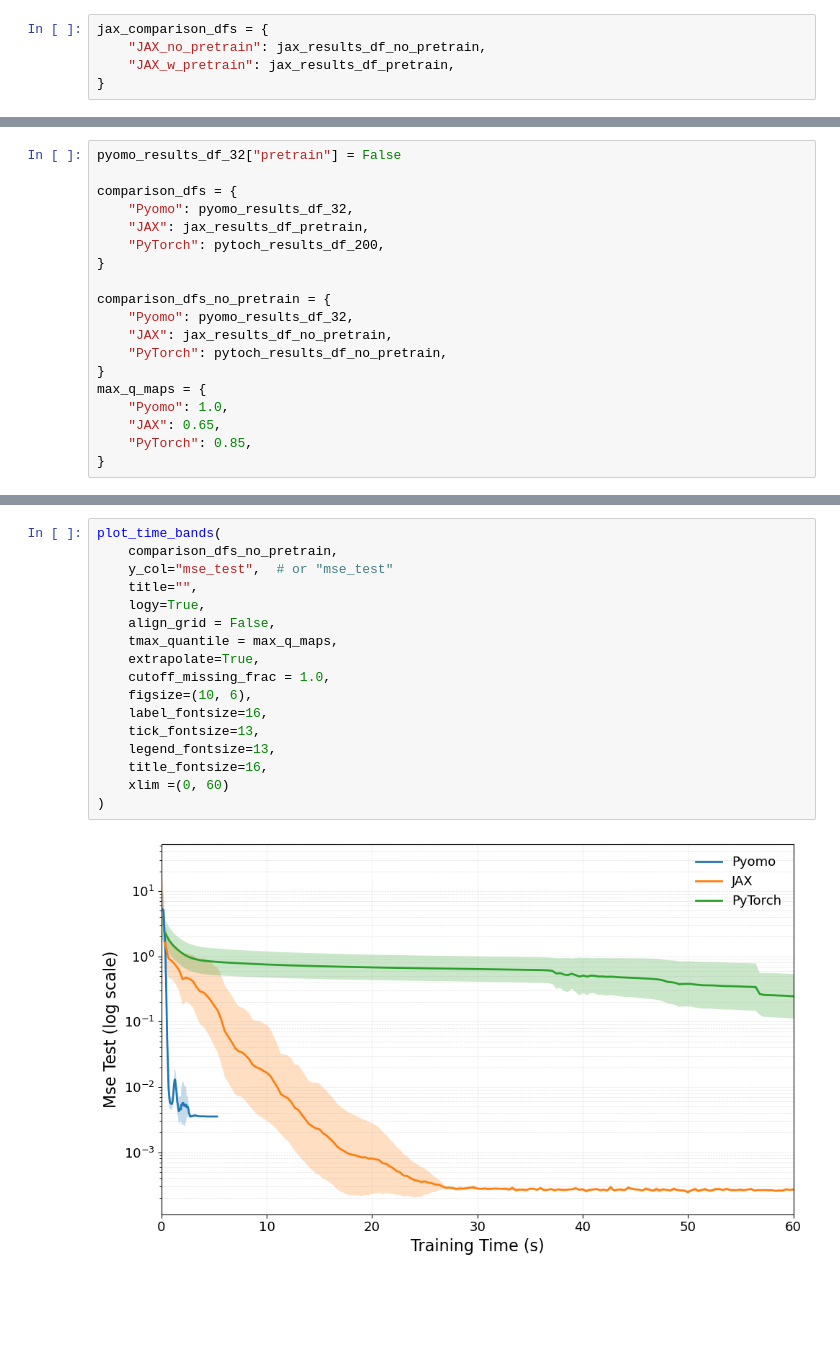
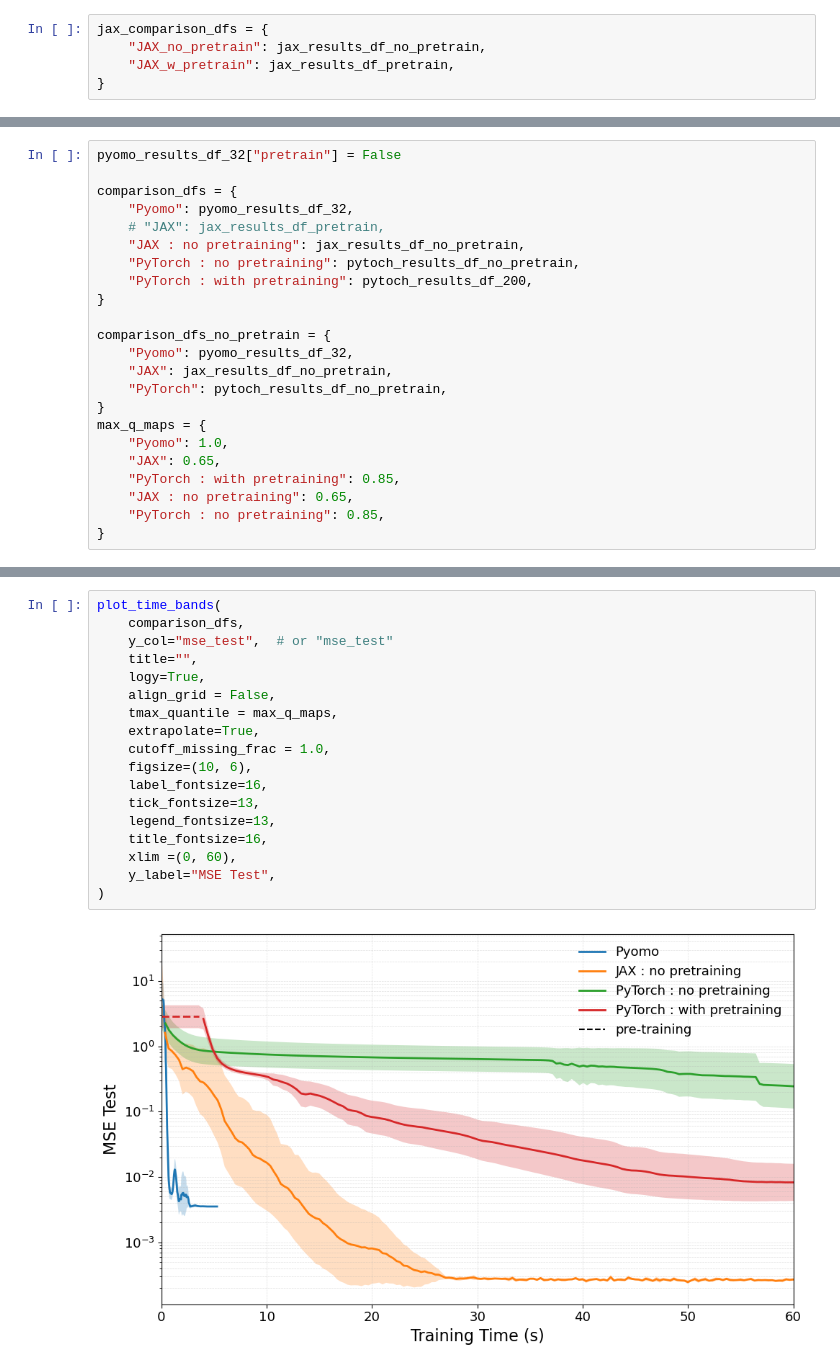
Before and after one commit to mariashapo/NODE, a Jupyter notebook: src/analysis/synthetic/training_conv_ho.ipynb, the cells around one changed output, grey strips where cells are left out. Drawn from its saved outputs; the diff is of its cells as text; blank space fills up the shorter version.

```diff
--- a/src/analysis/synthetic/training_conv_ho.ipynb
+++ b/src/analysis/synthetic/training_conv_ho.ipynb
@@ -218,8 +184,10 @@ pyomo_results_df_32["pretrain"] = False
 
 comparison_dfs = {
     "Pyomo": pyomo_results_df_32,
-    "JAX": jax_results_df_pretrain,
-    "PyTorch": pytoch_results_df_200,
+    # "JAX": jax_results_df_pretrain,
+    "JAX : no pretraining": jax_results_df_no_pretrain,
+    "PyTorch : no pretraining": pytoch_results_df_no_pretrain,
+    "PyTorch : with pretraining": pytoch_results_df_200,
 }
 
 comparison_dfs_no_pretrain = {
@@ -230,7 +198,9 @@ comparison_dfs_no_pretrain = {
 max_q_maps = {
     "Pyomo": 1.0,
     "JAX": 0.65,
-    "PyTorch": 0.85,
+    "PyTorch : with pretraining": 0.85,
+    "JAX : no pretraining": 0.65,
+    "PyTorch : no pretraining": 0.85,
 }
 # %%
 plot_time_bands(
@@ -255,19 +226,20 @@ plot_time_bands(
 # %%
 plot_time_bands(
-    comparison_dfs_no_pretrain,
+    comparison_dfs,
     y_col="mse_test",  # or "mse_test"
     title="",
     logy=True,
     align_grid = False,
     tmax_quantile = max_q_maps,
     extrapolate=True,
     cutoff_missing_frac = 1.0,
     figsize=(10, 6),
     label_fontsize=16,
     tick_fontsize=13,
     legend_fontsize=13,
     title_fontsize=16,
-    xlim =(0, 60)
+    xlim =(0, 60),
+    y_label="MSE Test",
 )
 # %% [output]
-[figure, old version]
+[figure, new version]
```
Also changed, not shown: parts of 7 cells of this notebook, 14 other files.
